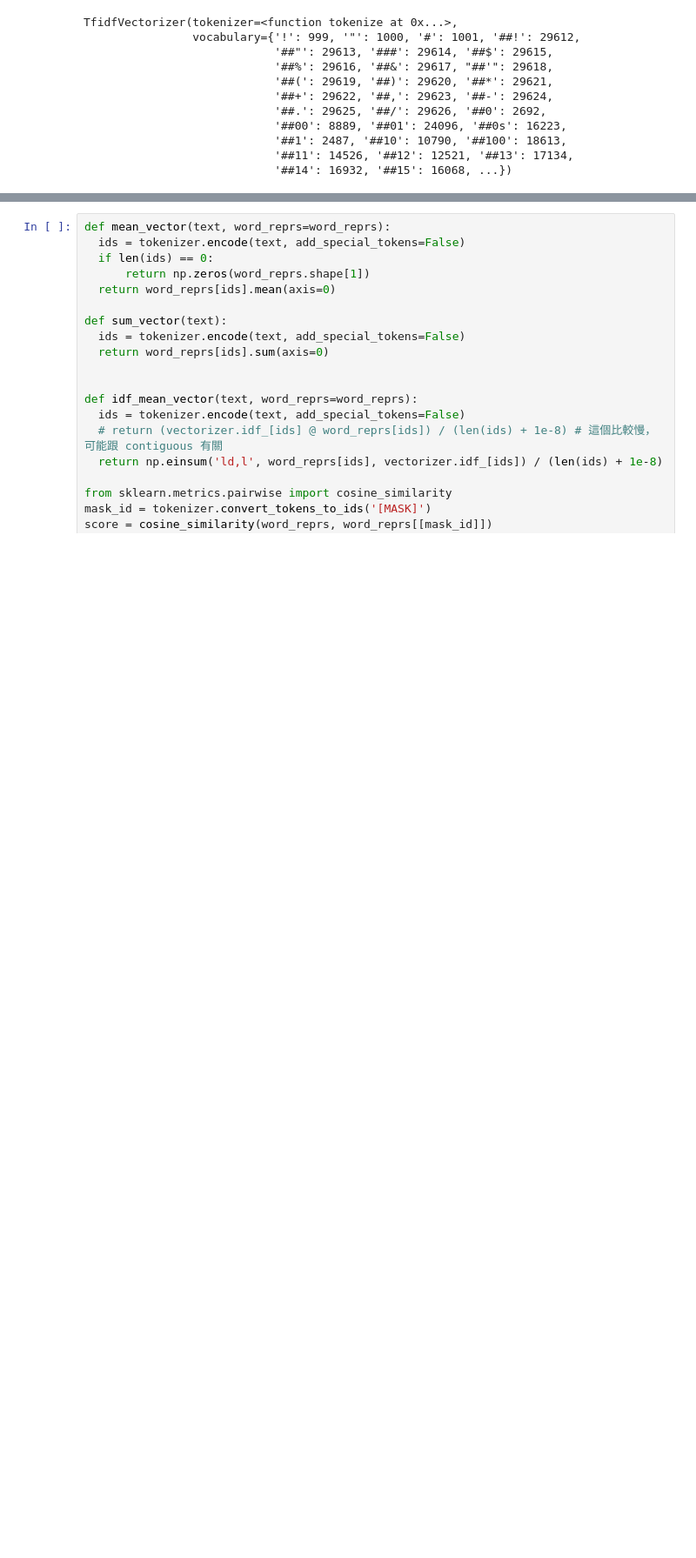
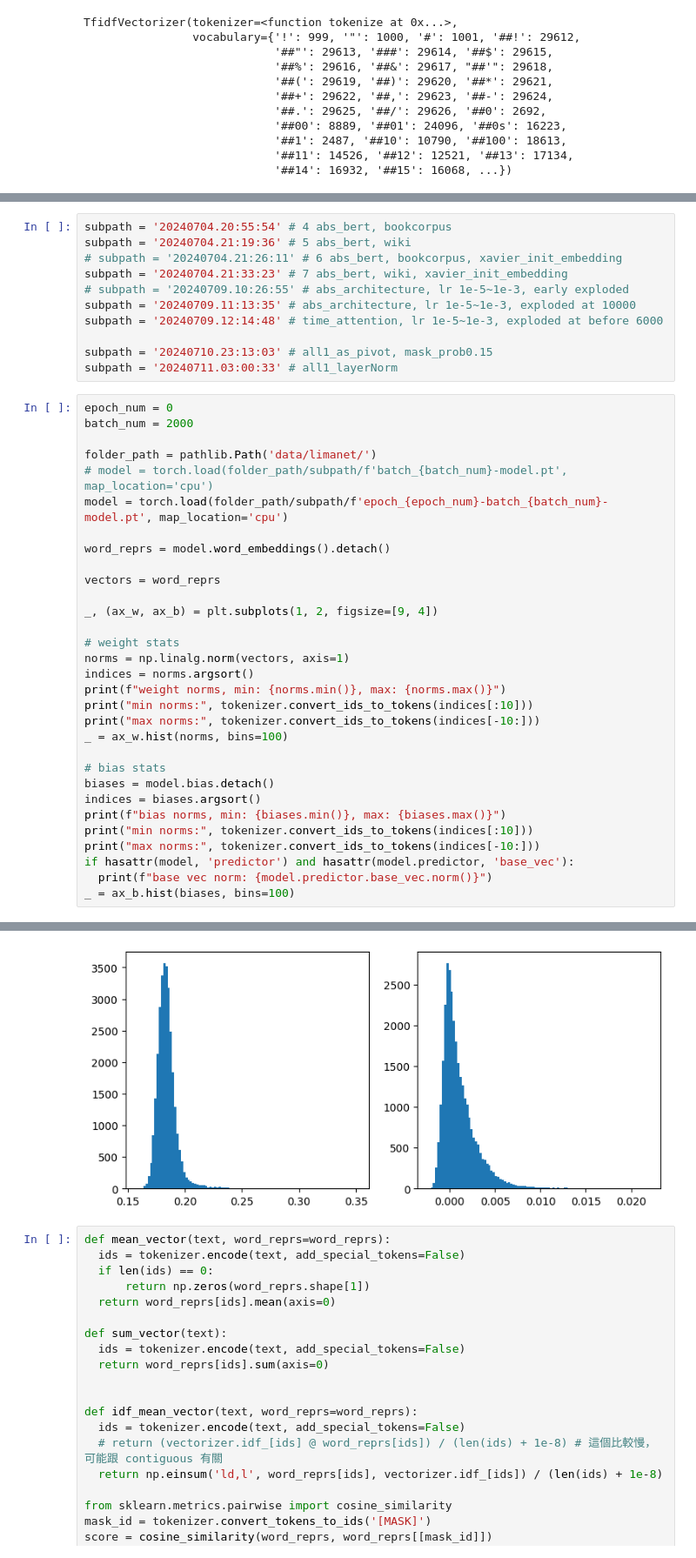
Before and after one commit to tzuhanwen/absolute-bert, a Jupyter notebook: benchmark-abs_bert.ipynb, the cells around one changed output, grey strips where cells are left out. Shown at 87% size. Cells and saved outputs as stored; diff of their text form; blank space fills up the shorter version.

```diff
--- a/benchmark-abs_bert.ipynb
+++ b/benchmark-abs_bert.ipynb
@@ -219,0 +286,43 @@ max norms: ['november', '6', ',', '8', 'b', '1997', '18', 'japanese', 'book', 'o
+# %%
+subpath = '20240704.20:55:54' # 4 abs_bert, bookcorpus
+subpath = '20240704.21:19:36' # 5 abs_bert, wiki
+# subpath = '20240704.21:26:11' # 6 abs_bert, bookcorpus, xavier_init_embedding
+subpath = '20240704.21:33:23' # 7 abs_bert, wiki, xavier_init_embedding
+# subpath = '20240709.10:26:55' # abs_architecture, lr 1e-5~1e-3, early exploded
+subpath = '20240709.11:13:35' # abs_architecture, lr 1e-5~1e-3, exploded at 10000
+subpath = '20240709.12:14:48' # time_attention, lr 1e-5~1e-3, exploded at before 6000
+
+subpath = '20240710.23:13:03' # all1_as_pivot, mask_prob0.15
+subpath = '20240711.03:00:33' # all1_layerNorm
+# %%
+epoch_num = 0
+batch_num = 2000
+
+folder_path = pathlib.Path('data/limanet/')
+# model = torch.load(folder_path/subpath/f'batch_{batch_num}-model.pt', map_location='cpu')
+model = torch.load(folder_path/subpath/f'epoch_{epoch_num}-batch_{batch_num}-model.pt', map_location='cpu')
+
+word_reprs = model.word_embeddings().detach()
+
+vectors = word_reprs
+
+_, (ax_w, ax_b) = plt.subplots(1, 2, figsize=[9, 4])
+
+# weight stats
+norms = np.linalg.norm(vectors, axis=1)
+indices = norms.argsort()
+print(f"weight norms, min: {norms.min()}, max: {norms.max()}")
+print("min norms:", tokenizer.convert_ids_to_tokens(indices[:10]))
+print("max norms:", tokenizer.convert_ids_to_tokens(indices[-10:]))
+_ = ax_w.hist(norms, bins=100)
+
+# bias stats
+biases = model.bias.detach()
+indices = biases.argsort()
+print(f"bias norms, min: {biases.min()}, max: {biases.max()}")
+print("min norms:", tokenizer.convert_ids_to_tokens(indices[:10]))
+print("max norms:", tokenizer.convert_ids_to_tokens(indices[-10:]))
+if hasattr(model, 'predictor') and hasattr(model.predictor, 'base_vec'):
+  print(f"base vec norm: {model.predictor.base_vec.norm()}")
+_ = ax_b.hist(biases, bins=100)
+# %% [output]
@@ -220,3 +335,4 @@ max norms: ['november', '6', ',', '8', 'b', '1997', '18', 'japanese', 'book', 'o
+[figure, added]
 # %%
 def mean_vector(text, word_reprs=word_reprs):
   ids = tokenizer.encode(text, add_special_tokens=False)
```
Also changed, not shown: parts of 9 cells of this notebook, 4 other files.
